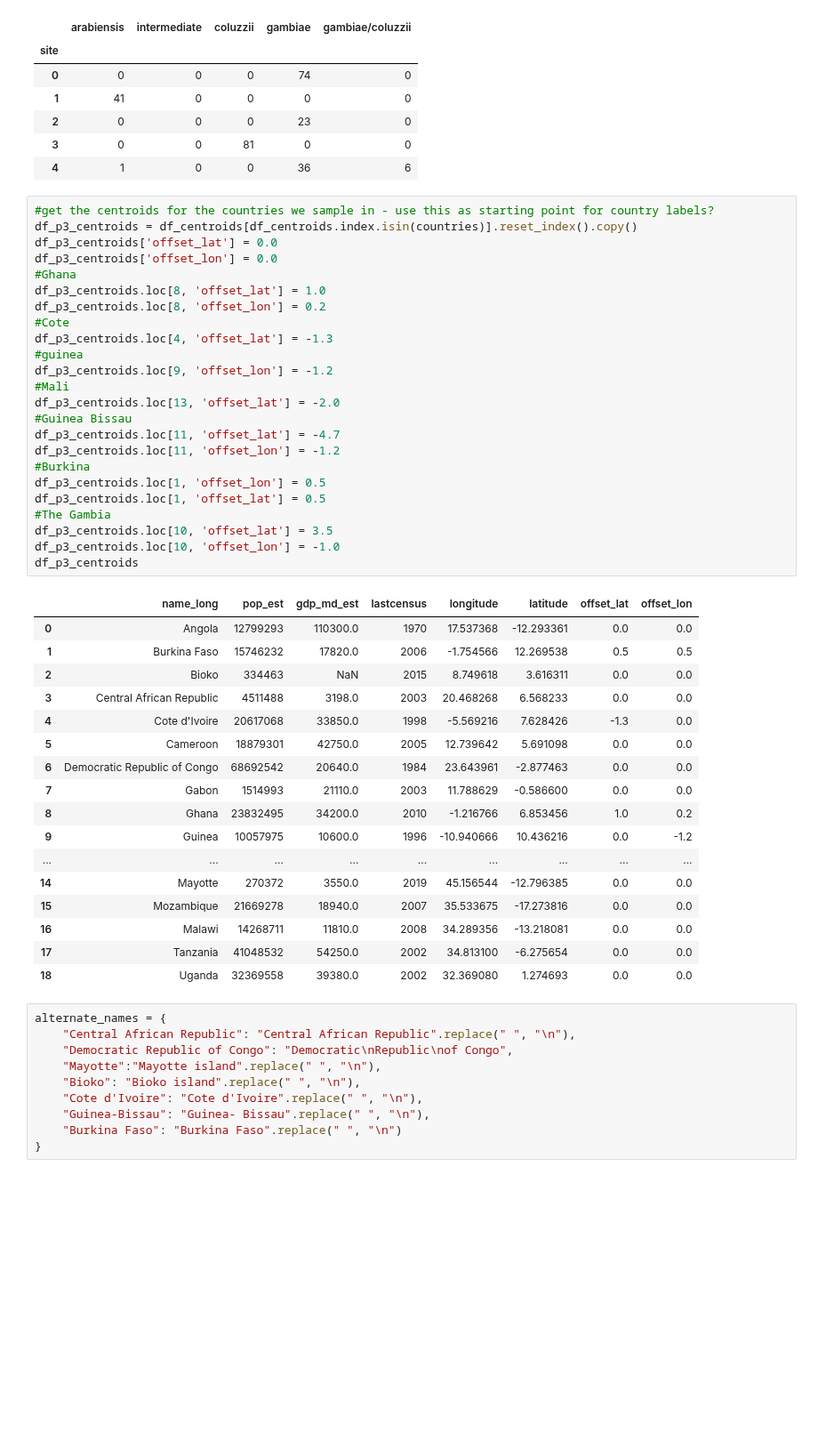
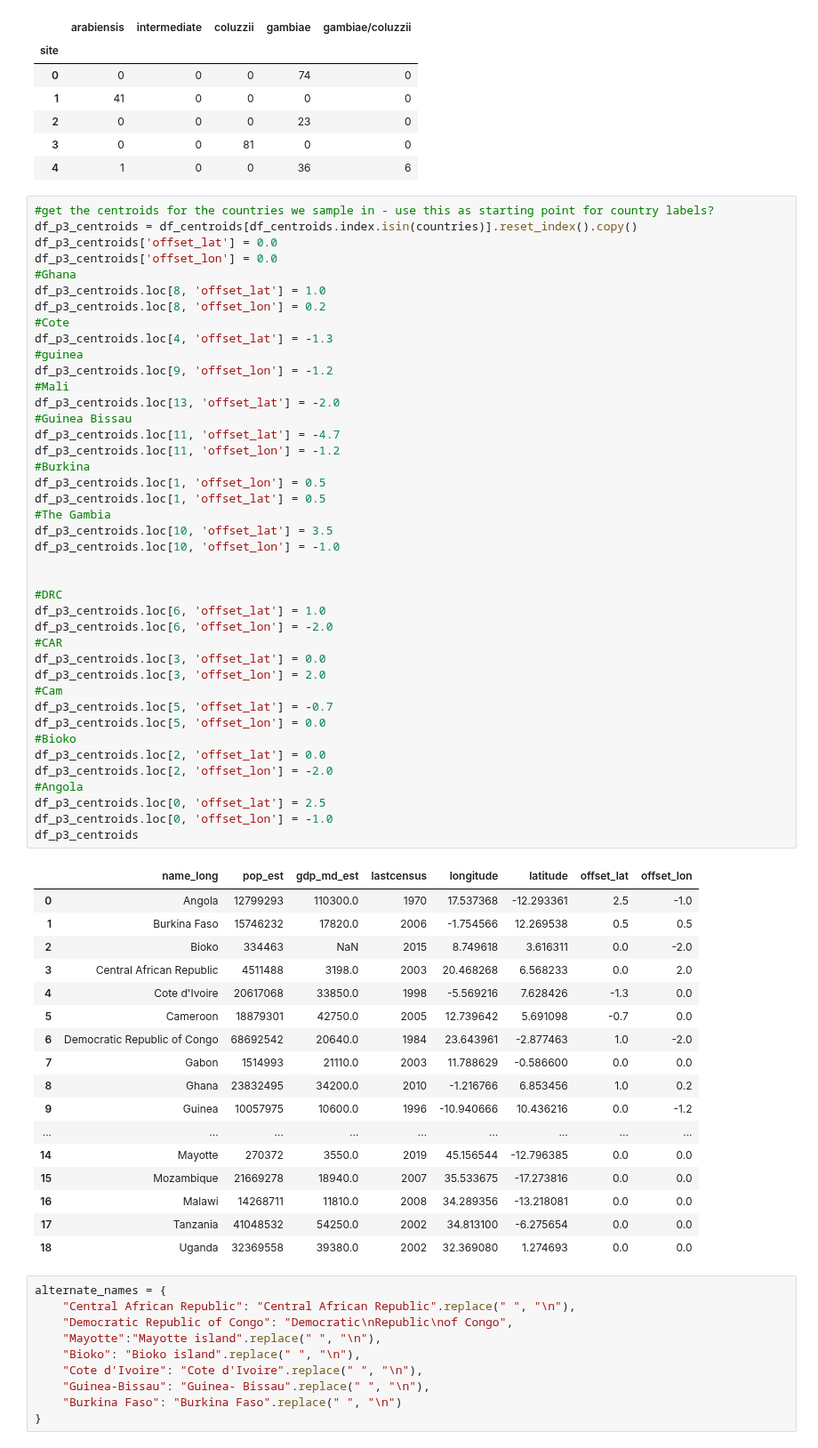
Before and after one commit to malariagen/ag1000g-phase3-data-paper, a Jupyter notebook: notebooks/ag1000g_phase3_collection_map_second_draft.ipynb, the cells around one changed output. Shown at 89% size. Drawn from its saved outputs; the diff is of its cells as text; blank space fills up the shorter version.

```diff
--- a/notebooks/ag1000g_phase3_collection_map_second_draft.ipynb
+++ b/notebooks/ag1000g_phase3_collection_map_second_draft.ipynb
@@ -339,36 +339,53 @@ summary_20_counts.head()
 # %%
 #get the centroids for the countries we sample in - use this as starting point for country labels?
 df_p3_centroids = df_centroids[df_centroids.index.isin(countries)].reset_index().copy()
 df_p3_centroids['offset_lat'] = 0.0
 df_p3_centroids['offset_lon'] = 0.0
 #Ghana
 df_p3_centroids.loc[8, 'offset_lat'] = 1.0
 df_p3_centroids.loc[8, 'offset_lon'] = 0.2
 #Cote
 df_p3_centroids.loc[4, 'offset_lat'] = -1.3
 #guinea
 df_p3_centroids.loc[9, 'offset_lon'] = -1.2
 #Mali
 df_p3_centroids.loc[13, 'offset_lat'] = -2.0
 #Guinea Bissau
 df_p3_centroids.loc[11, 'offset_lat'] = -4.7
 df_p3_centroids.loc[11, 'offset_lon'] = -1.2
 #Burkina
 df_p3_centroids.loc[1, 'offset_lon'] = 0.5
 df_p3_centroids.loc[1, 'offset_lat'] = 0.5
 #The Gambia
 df_p3_centroids.loc[10, 'offset_lat'] = 3.5
 df_p3_centroids.loc[10, 'offset_lon'] = -1.0
+
+
+#DRC
+df_p3_centroids.loc[6, 'offset_lat'] = 1.0
+df_p3_centroids.loc[6, 'offset_lon'] = -2.0
+#CAR
+df_p3_centroids.loc[3, 'offset_lat'] = 0.0
+df_p3_centroids.loc[3, 'offset_lon'] = 2.0
+#Cam
+df_p3_centroids.loc[5, 'offset_lat'] = -0.7
+df_p3_centroids.loc[5, 'offset_lon'] = 0.0
+#Bioko
+df_p3_centroids.loc[2, 'offset_lat'] = 0.0
+df_p3_centroids.loc[2, 'offset_lon'] = -2.0
+#Angola
+df_p3_centroids.loc[0, 'offset_lat'] = 2.5
+df_p3_centroids.loc[0, 'offset_lon'] = -1.0
 df_p3_centroids
 # %% [output]
 |  | name_long | pop_est | gdp_md_est | lastcensus | longitude | latitude | offset_lat | offset_lon |
-| 0 | Angola | 12799293 | 110300.0 | 1970 | 17.537368 | -12.293361 | 0.0 | 0.0 |
+| 0 | Angola | 12799293 | 110300.0 | 1970 | 17.537368 | -12.293361 | 2.5 | -1.0 |
 | 1 | Burkina Faso | 15746232 | 17820.0 | 2006 | -1.754566 | 12.269538 | 0.5 | 0.5 |
-| 2 | Bioko | 334463 | NaN | 2015 | 8.749618 | 3.616311 | 0.0 | 0.0 |
-| 3 | Central African Republic | 4511488 | 3198.0 | 2003 | 20.468268 | 6.568233 | 0.0 | 0.0 |
+| 2 | Bioko | 334463 | NaN | 2015 | 8.749618 | 3.616311 | 0.0 | -2.0 |
+| 3 | Central African Republic | 4511488 | 3198.0 | 2003 | 20.468268 | 6.568233 | 0.0 | 2.0 |
 | 4 | Cote d'Ivoire | 20617068 | 33850.0 | 1998 | -5.569216 | 7.628426 | -1.3 | 0.0 |
-| 5 | Cameroon | 18879301 | 42750.0 | 2005 | 12.739642 | 5.691098 | 0.0 | 0.0 |
-| 6 | Democratic Republic of Congo | 68692542 | 20640.0 | 1984 | 23.643961 | -2.877463 | 0.0 | 0.0 |
+| 5 | Cameroon | 18879301 | 42750.0 | 2005 | 12.739642 | 5.691098 | -0.7 | 0.0 |
+| 6 | Democratic Republic of Congo | 68692542 | 20640.0 | 1984 | 23.643961 | -2.877463 | 1.0 | -2.0 |
 | 7 | Gabon | 1514993 | 21110.0 | 2003 | 11.788629 | -0.586600 | 0.0 | 0.0 |
 | 8 | Ghana | 23832495 | 34200.0 | 2010 | -1.216766 | 6.853456 | 1.0 | 0.2 |
 | 9 | Guinea | 10057975 | 10600.0 | 1996 | -10.940666 | 10.436216 | 0.0 | -1.2 |
```
Also changed, not shown: parts of 8 cells of this notebook, 3 other files.
